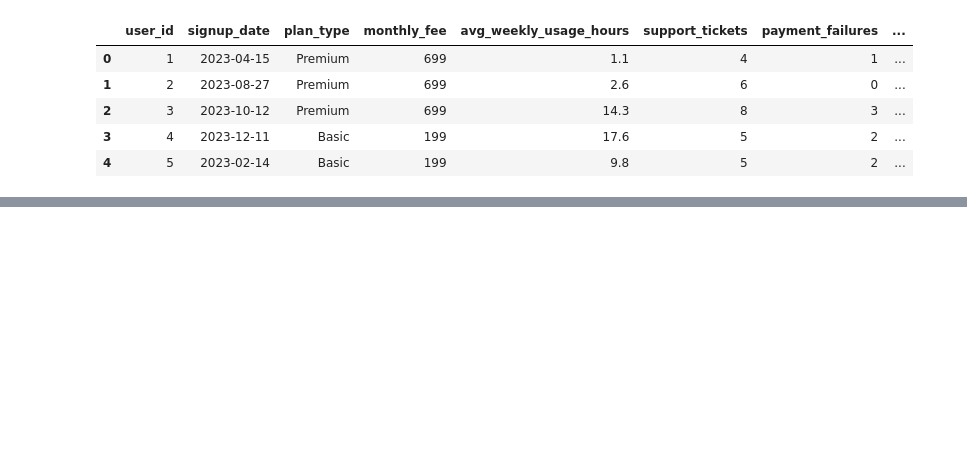
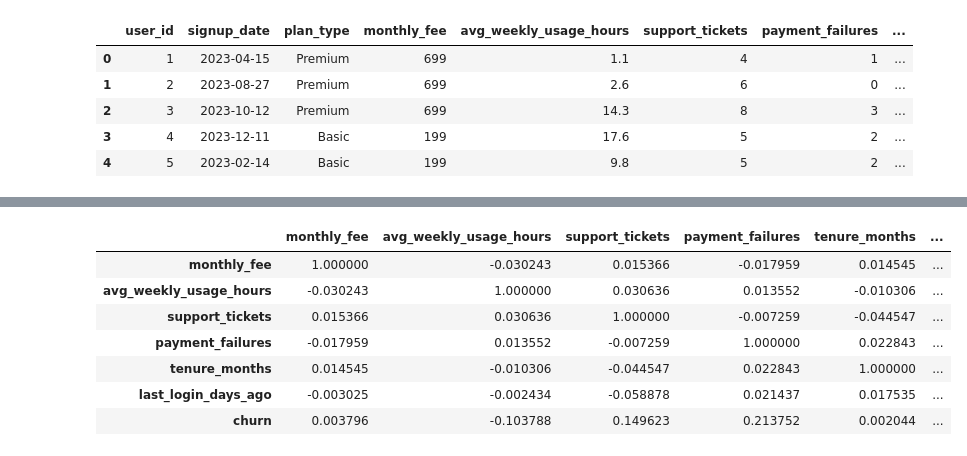
Before and after one commit to ramoliyaYug/AIML, a Jupyter notebook: CustomerSubsciptionChurn/CustomerSubcriptionChurn.ipynb, the cells around one changed output, grey strips where cells are left out. Saved outputs shown, nothing was run; the diff lists cells and outputs as text; code cells hidden in the pictures; blank space fills up the shorter version.

Commit message:
Completed Subscription Churn Prediction Model and published to kaggle

```diff
--- a/CustomerSubsciptionChurn/CustomerSubcriptionChurn.ipynb
+++ b/CustomerSubsciptionChurn/CustomerSubcriptionChurn.ipynb
@@ -44,0 +83,24 @@ df.head()
+# %%
+#drop userID
+df.drop("user_id", axis=1, inplace=True)
+# %%
+#encode churn
+df["churn"] = df["churn"].map({"Yes":1,"No":0})
+# %%
+#convert signup_date to datetime
+df["signup_date"] = pd.to_datetime(df["signup_date"])
+# %%
+num_cols = df.select_dtypes(include=[np.number]).columns
+cat_cols = df.select_dtypes(exclude=[np.number]).columns
+# %%
+correlation = df[num_cols].corr()
+correlation
+# %% [output]
+|  | monthly_fee | avg_weekly_usage_hours | support_tickets | payment_failures | tenure_months | ... |
+| monthly_fee | 1.000000 | -0.030243 | 0.015366 | -0.017959 | 0.014545 | ... |
+| avg_weekly_usage_hours | -0.030243 | 1.000000 | 0.030636 | 0.013552 | -0.010306 | ... |
+| support_tickets | 0.015366 | 0.030636 | 1.000000 | -0.007259 | -0.044547 | ... |
+| payment_failures | -0.017959 | 0.013552 | -0.007259 | 1.000000 | 0.022843 | ... |
+| tenure_months | 0.014545 | -0.010306 | -0.044547 | 0.022843 | 1.000000 | ... |
+| last_login_days_ago | -0.003025 | -0.002434 | -0.058878 | 0.021437 | 0.017535 | ... |
+| churn | 0.003796 | -0.103788 | 0.149623 | 0.213752 | 0.002044 | ... |
```
Also changed, not shown: parts of 18 cells of this notebook.
